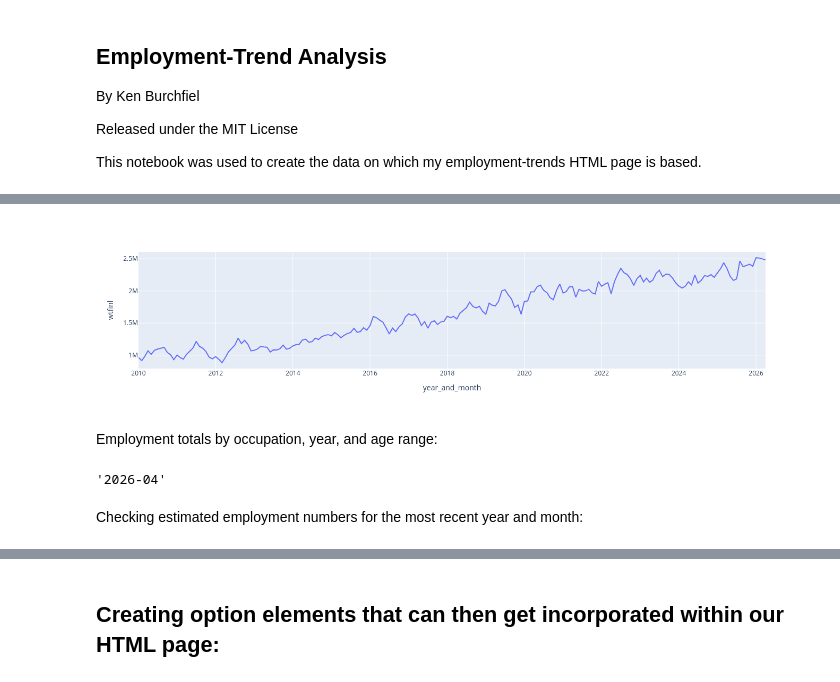
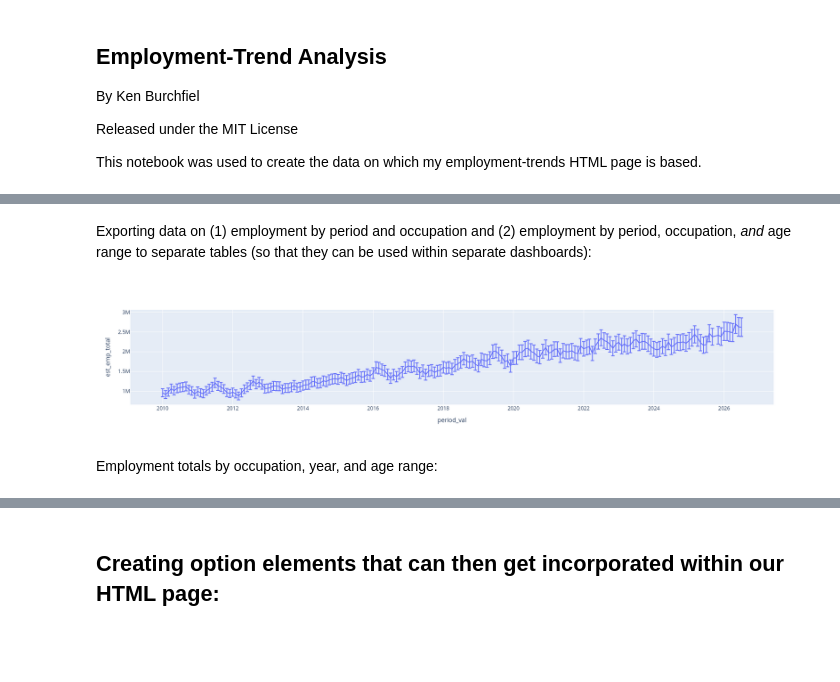
Before and after one commit to kburchfiel/employment_trends, a Jupyter notebook: employment_trends.ipynb, the cells around one changed output, grey strips where cells are left out. Drawn from its saved outputs; the diff is of its cells as text; code cells hidden in the pictures; blank space fills up the shorter version.

```diff
--- a/employment_trends.ipynb
+++ b/employment_trends.ipynb
@@ -156,0 +497,15 @@ Exporting the dataset into a format that can get read more easily by Danfo.js:
+# %%
+frac_val = 0.001 # The % of responses that will be included in the
+# test sample. (Smaller values will result in faster, but less accurate,
+# calculations.)
+period_entry_sample = svy.Sample(data=pl.DataFrame(
+df_condensed.query(df_query_string).sample(frac=frac_val)),
+design=svy.Design(wgt=period_weight_map[period]))
+# %%
+sample_filter = [svy.col("occ2010") != "niu", svy.col(
+"employed") == 1, svy.col('occ2010').isin(large_occupations)]
+# %%
+comparison_list = ['occ2010', 'age_range']
+by_list = [period] + comparison_list.copy()
+by_list_overall = [period, 'occ2010']
+by_list, by_list_overall
@@ -156,0 +1050,21 @@ Exporting the dataset into a format that can get read more easily by Danfo.js:
+# %%
+# Importing all individual datasets created usisng the previous cell,
+# together with any pre-existing datasets, into a single DataFrame:
+
+df_full_emp_totals = pd.concat([pd.read_csv(
+svy_period_entry_file_folder+'/'+filename) for
+filename in os.listdir(svy_period_entry_file_folder)
+if ('Count_total' in filename)])
+
+df_full_emp_totals.sort_values(['period', 'period_val',
+'occ2010', 'age_range'], inplace = True)
+
+# I hadn't included error-bar fields within all of my
+# total-employment .csv files, so I'll add in any such missing
+# calculations here.
+df_full_emp_totals['error_upper_emp_total'] = df_full_emp_totals[
+'uci_emp_total'] - df_full_emp_totals['est_emp_total']
+df_full_emp_totals['error_lower_emp_total'] = df_full_emp_totals[
+'est_emp_total'] - df_full_emp_totals['lci_emp_total']
+
+df_full_emp_totals.to_csv('Datasets/full_emp_totals.csv', index = False)
@@ -160,3 +1221,5 @@ with open('datasets/df_occ_by_year.txt', mode = 'w') as file:
     # Note: the 'list' option produces a more compact file (and thus allows
     # for faster load times) than does the 'records' option, which I had
     # used previously.
+# %% [markdown]
+Exporting data on (1) employment by period and occupation and (2) employment by period, occupation, *and* age range to separate tables (so that they can be used within separate dashboards):
@@ -163,14 +1244,10 @@ with open('datasets/df_occ_by_year.txt', mode = 'w') as file:
 # %%
-px.line(df_occ_by_year.query("occ2010 == 'software developers, applications and systems software'"),
-       x = 'year_and_month', y = 'wtfinl', hover_data = 'Count')
+px.line(df_full_emp_totals.query("occ2010 == 'software developers, \
+applications and systems software' & period == 'year_and_month' \
+& age_range == 'All'").sort_values('period_val'),
+x = 'period_val', y = 'est_emp_total', hover_data = 'Response_Count_emp_total',
+error_y = 'error_upper_emp_total', error_y_minus = 'error_lower_emp_total')
 # %% [output]
-[figure, old version]
+[figure, new version]
 # %% [markdown]
 Employment totals by occupation, year, and age range:
-# %%
-latest_year_and_month = df['year_and_month'].max()
-latest_year_and_month
-# %% [output]
-'2026-04'
-# %% [markdown]
-Checking estimated employment numbers for the most recent year and month:
```
Also changed, not shown: parts of 87 cells of this notebook, 15 other files.
